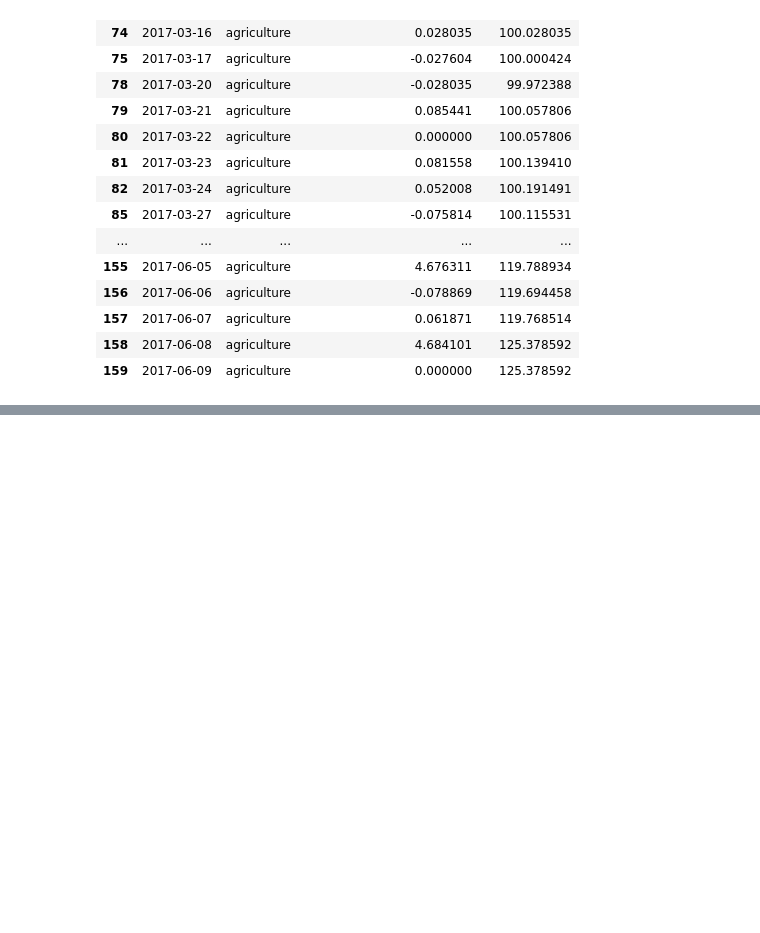
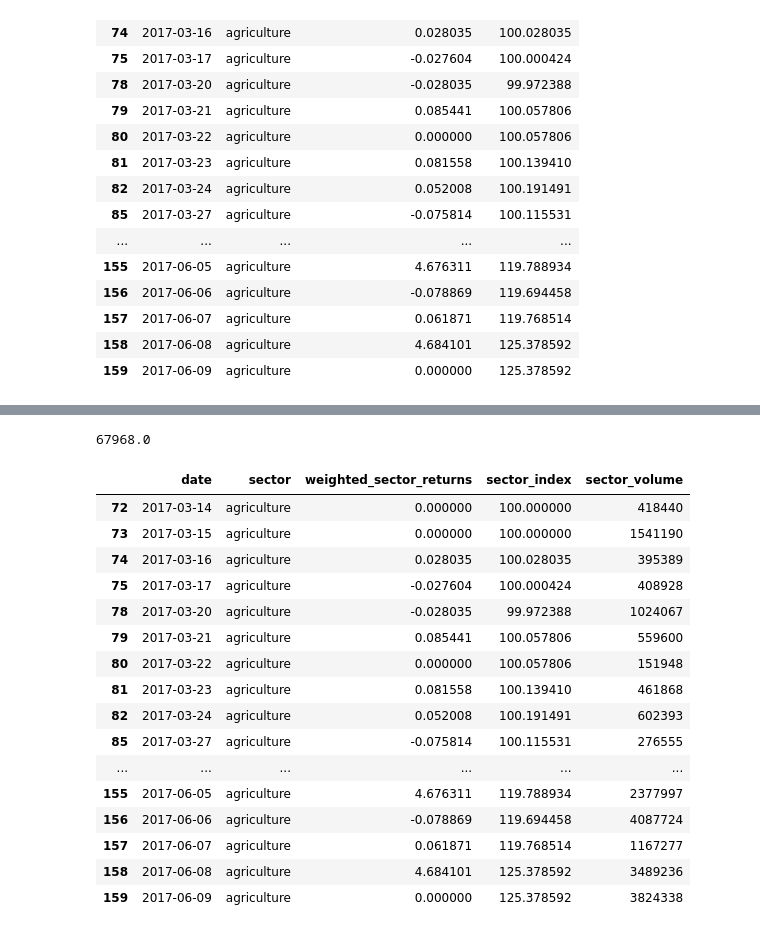
Before and after one commit to Udeani4/SectorLevel_StockPerformance_Predictoion, a Jupyter notebook: creating_stock_groups.ipynb, the cells around one changed output, grey strips where cells are left out. Cells and saved outputs as stored; diff of their text form; code cells hidden in the pictures; blank space fills up the shorter version.

Commit message:
still working on stock sector automation

```diff
--- a/creating_stock_groups.ipynb
+++ b/creating_stock_groups.ipynb
@@ -357,0 +368,49 @@ sector_index_df.head(60)
+# %%
+bua_volume=get_stock_volume('BUAFOODS',all_stocks)
+print(bua_volume)
+# %% [output]
+67968.0
+# %%
+def agg_stock_volumes(sector_folder: str, sector_df: pd.DataFrame) -> pd.DataFrame:
+    stock_volume_dict = {}
+    for csv_data in os.listdir(sector_folder):
+        try:
+            ticker = os.path.splitext(csv_data)[0].split('_')[0]
+            data = pd.read_csv(os.path.join(sector_folder, csv_data))
+            data['trade_date'] = pd.to_datetime(data['trade_date'], format='%Y-%m-%d', errors='coerce')
+            stock_volume_dict[ticker] = data[['trade_date', 'volume']]
+        except Exception as e:
+            print('Error: ', e)
+
+    # Combine all stocks' date/volume pairs into one long table
+    combined = pd.concat(stock_volume_dict.values(), ignore_index=True)
+
+    # Sum volume per date across all stocks
+    daily_volume = combined.groupby('trade_date')['volume'].sum()
+
+    # Align onto sector_df by matching date
+    sector_df['sector_volume'] = sector_df['date'].map(daily_volume)
+
+    return sector_df
+# %%
+sector_col_df=agg_stock_volumes(sector_folder=FOLDER_PATH,sector_df=sector_index_df)
+# %%
+sector_col_df.head(60)
+# %% [output]
+|  | date | sector | weighted_sector_returns | sector_index | sector_volume |
+| 72 | 2017-03-14 | agriculture | 0.000000 | 100.000000 | 418440 |
+| 73 | 2017-03-15 | agriculture | 0.000000 | 100.000000 | 1541190 |
+| 74 | 2017-03-16 | agriculture | 0.028035 | 100.028035 | 395389 |
+| 75 | 2017-03-17 | agriculture | -0.027604 | 100.000424 | 408928 |
+| 78 | 2017-03-20 | agriculture | -0.028035 | 99.972388 | 1024067 |
+| 79 | 2017-03-21 | agriculture | 0.085441 | 100.057806 | 559600 |
+| 80 | 2017-03-22 | agriculture | 0.000000 | 100.057806 | 151948 |
+| 81 | 2017-03-23 | agriculture | 0.081558 | 100.139410 | 461868 |
+| 82 | 2017-03-24 | agriculture | 0.052008 | 100.191491 | 602393 |
+| 85 | 2017-03-27 | agriculture | -0.075814 | 100.115531 | 276555 |
+| ... | ... | ... | ... | ... | ... |
+| 155 | 2017-06-05 | agriculture | 4.676311 | 119.788934 | 2377997 |
+| 156 | 2017-06-06 | agriculture | -0.078869 | 119.694458 | 4087724 |
+| 157 | 2017-06-07 | agriculture | 0.061871 | 119.768514 | 1167277 |
+| 158 | 2017-06-08 | agriculture | 4.684101 | 125.378592 | 3489236 |
+| 159 | 2017-06-09 | agriculture | 0.000000 | 125.378592 | 3824338 |
```
Also changed, not shown: parts of 3 cells of this notebook, 2 other files.
